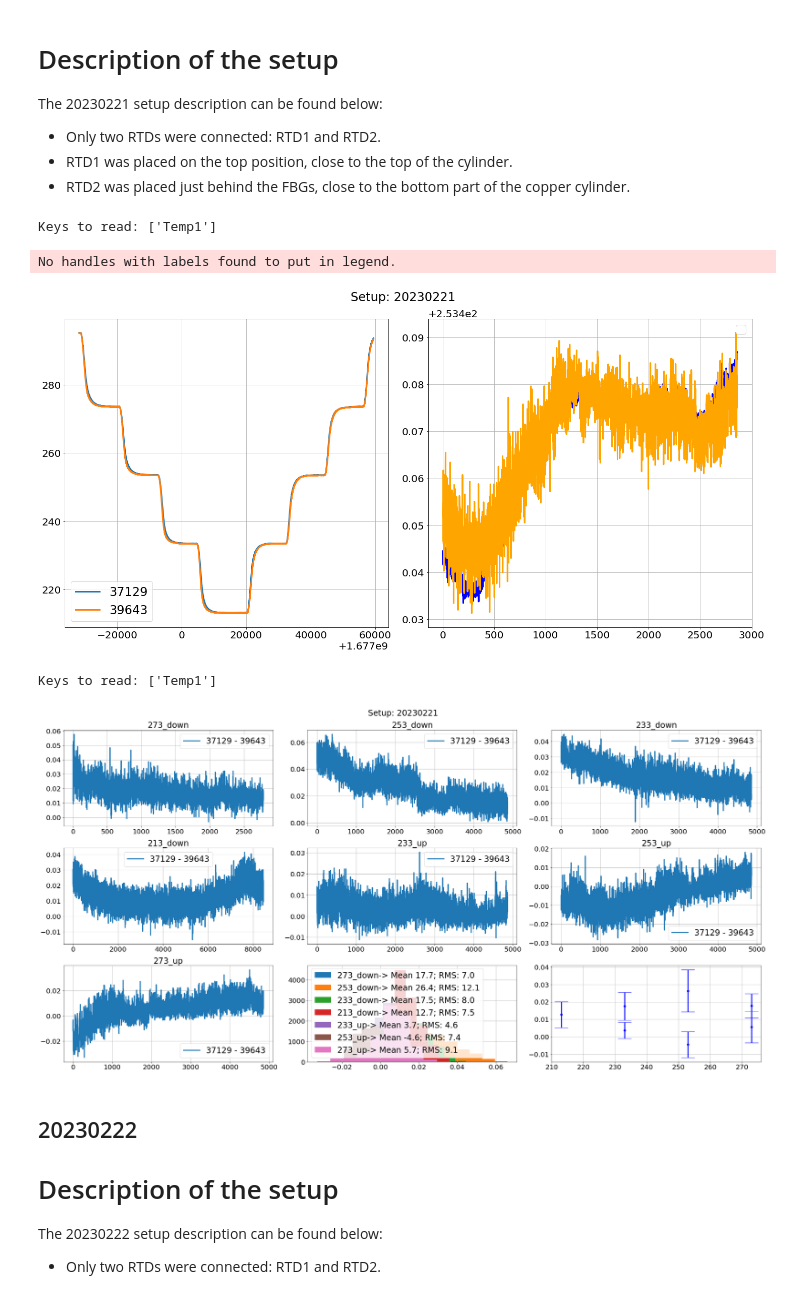
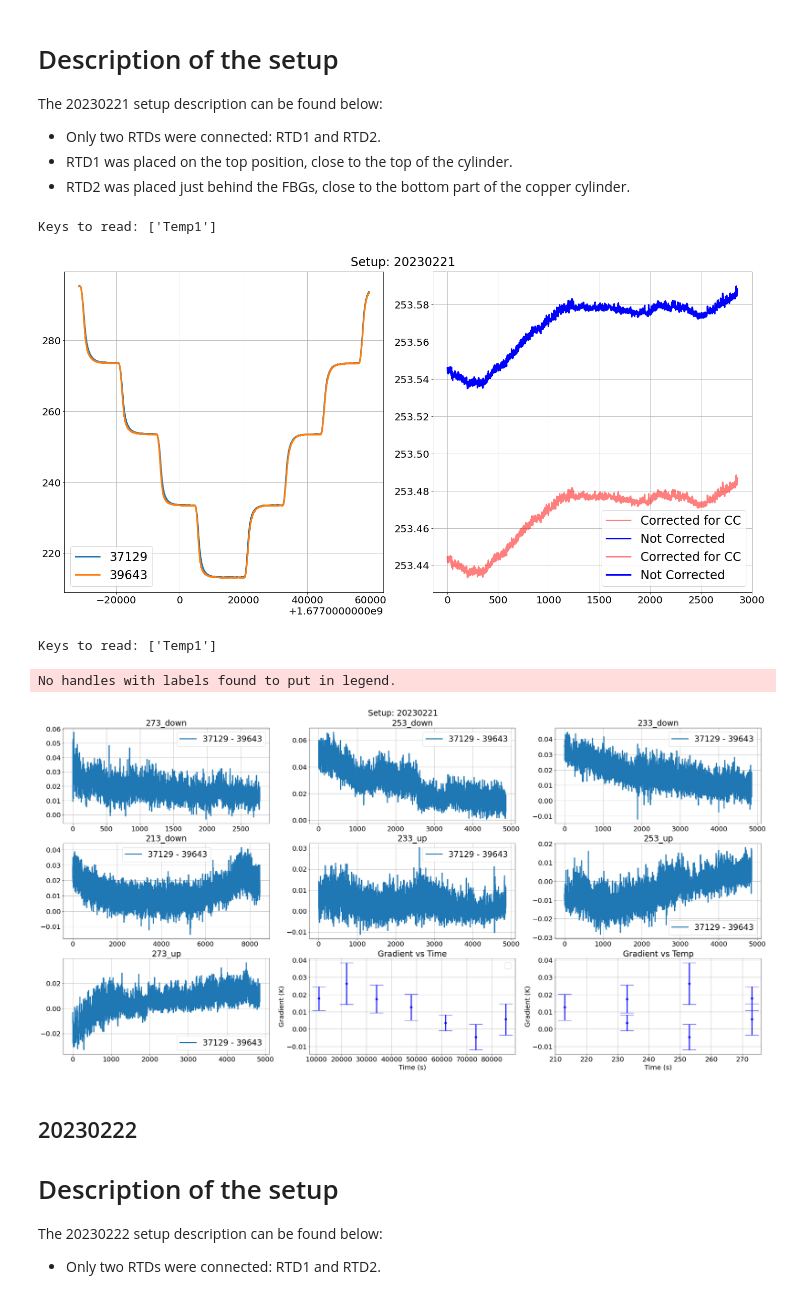
Before and after one commit to jcapo96/FBG_TMS, a Jupyter notebook: ana/feb_runs/setup_characterisation.ipynb, the cells around one changed output. Drawn from its saved outputs; the diff is of its cells as text; code cells hidden in the pictures.

```diff
--- a/ana/feb_runs/setup_characterisation.ipynb
+++ b/ana/feb_runs/setup_characterisation.ipynb
@@ -43,32 +43,32 @@ The 20230221 setup description can be found below:
 # %%
 date = "20230221"
 ids = {"T1":"37129", "T2":"39643"}
 colors = {"T1":"blue", "T2":"orange", "T3":"red", "T4":"green", "T5":"purple", "T6":"black"}
 ref = "T2"
-def plot_temperature_profile(date, ids):
+def plot_temperature_profile(date, ids, t0):
     rtds = getters.get_raw_data(path_to_split=path+date+"/",
                                 filetype="temperature",
                                 pol="Temp").sort_values(by="Timestamp").reset_index(drop=True)
     fig, axes = graphic_tools.make_figure(ncols=2, nrows=1)
     fig.set_size_inches(20, 10)
     fig.suptitle("Setup: " + date)
     for sens in ids.keys():
         axes[0].plot(rtds["Timestamp"], rtds[sens], label=ids[sens])
         for plateau in plateaus[date].keys():
             if plateau != "253_up":
                 continue
-            t0 = plateaus[date][plateau][0] + 8000
+            t0 = plateaus[date][plateau][0] + t0
             tf = plateaus[date][plateau][1]
             tcut = rtds.loc[(rtds["Timestamp"]>t0)&(rtds["Timestamp"]<tf)]
             cc = line(int(plateau.split("_")[0]), rtdcalib[ids[ref]][ids[sens]][0], rtdcalib[ids[ref]][ids[sens]][1])
-            axes[1].plot(tcut["Timestamp"]-t0, tcut[sens] - cc, color=colors[sens])
+            axes[1].plot(tcut["Timestamp"]-t0, tcut[sens] - cc, color="red", alpha=0.5, label="Corrected for CC")
+            axes[1].plot(tcut["Timestamp"]-t0, tcut[sens], color="blue", label="Not Corrected")
     axes[0].legend()
     axes[1].legend()
-plot_temperature_profile(date, ids)
+plot_temperature_profile(date, ids, 8000)
 # %% [output]
 Keys to read: ['Temp1']
-No handles with labels found to put in legend.
-[figure, old version]
+[figure, new version]
 # %%
 date = "20230221"
 ids = {"T1":"37129", "T2":"39643"}
@@ -77,7 +77,7 @@ def plot_temperature_plateau(date, ids):
                                 filetype="temperature",
                                 pol="Temp").sort_values(by="Timestamp").reset_index(drop=True)
     fig, axes = graphic_tools.make_figure(ncols=3, nrows=3)
-    fig.set_size_inches(30, 15)cc = line(int(plateau.split("_")[0]), rtdcalib[ids[ref]][ids[sens]][0], rtdcalib[ids[ref]][ids[sens]][1])
+    fig.set_size_inches(30, 15)
     fig.suptitle("Setup: " + date)
     cnt = 0
     ref = "T2"
@@ -97,16 +97,25 @@ def plot_temperature_plateau(date, ids):
             axes[8].errorbar(int(plateau.split("_")[0]), np.mean(tcut[sens]-tcut[ref] - cc),
                              linestyle="-.", fmt="o",
                              yerr=np.std(tcut[sens]-tcut[ref] - cc), color="blue", capsize=20)
-            axes[7].hist((tcut[sens]-tcut[ref] - cc),
-                         label=r"{0}-> Mean {1:.1f}; RMS: {2:.1f}".format(plateau, 1e3*np.mean((tcut[sens]-tcut[ref] - cc)), 1e3*np.std((tcut[sens]-tcut[ref] - cc))))
+            axes[7].errorbar(np.mean(tcut["Timestamp"]-rtds["Timestamp"][0]),
+                             np.mean(tcut[sens]-tcut[ref] - cc),
+                             linestyle="-.", fmt="o",
+                             yerr=np.std(tcut[sens]-tcut[ref] - cc), color="blue", capsize=20)
         axes[cnt].set_title(plateau)
         axes[cnt].legend()
+        axes[7].set_title("Gradient vs Time")
+        axes[7].set_xlabel("Time (s)")
+        axes[7].set_ylabel("Gradient (K)")
+        axes[8].set_xlabel("Time (s)")
+        axes[8].set_title("Gradient vs Temp")
+        axes[8].set_ylabel("Gradient (K)")
         cnt += 1
     axes[7].legend()
 plot_temperature_plateau(date, ids)
 # %% [output]
 Keys to read: ['Temp1']
+No handles with labels found to put in legend.
-[figure, old version]
+[figure, new version]
 # %% [markdown]
 ## 20230222 ##
 # Description of the setup #
```
Also changed, not shown: parts of 5 cells of this notebook, 2 other files.
